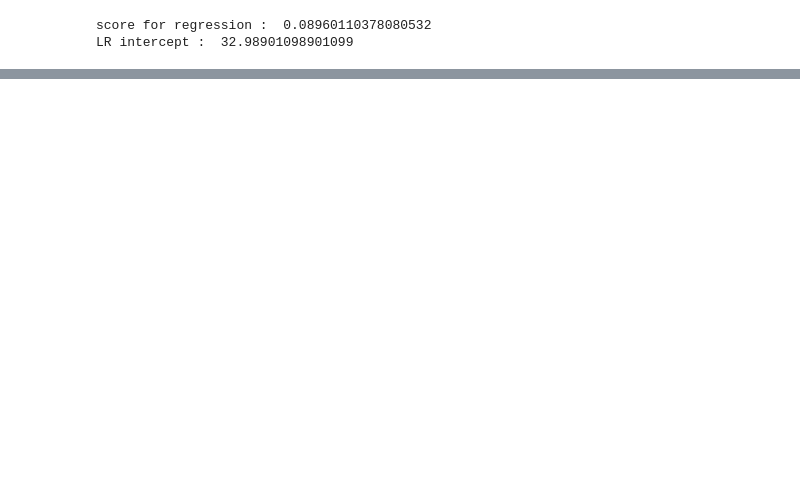
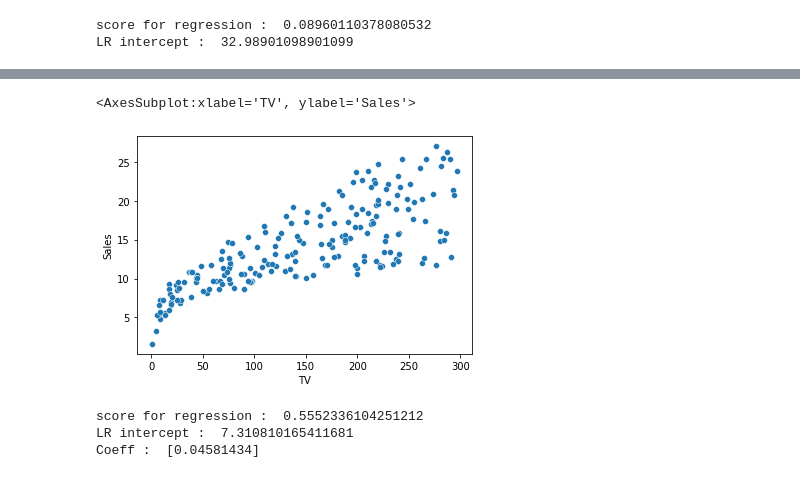
Before and after one commit to ShreeKeshavan/Machine_Learning, a Jupyter notebook: Machine_learning.ipynb, the cells around one changed output, grey strips where cells are left out. Saved outputs shown, nothing was run; the diff lists cells and outputs as text; code cells hidden in the pictures; blank space fills up the shorter version.

```diff
--- a/Machine_learning.ipynb
+++ b/Machine_learning.ipynb
@@ -93,0 +108,2 @@ LR intercept :  32.98901098901099
+# %%
+df = pd.read_csv("/content/tvmarketing.csv")
@@ -93,0 +135,24 @@ LR intercept :  32.98901098901099
+# %%
+sns.scatterplot(data=df, x="TV", y="Sales")
+# %% [output]
+<AxesSubplot:xlabel='TV', ylabel='Sales'>
+[figure, added]
+# %%
+#line formula - y = m1x1+m0
+# Equation for this dataset - Sales = m1*TV+m0
+X = df[["TV"]]
+Y = df["Sales"]
+
+#splitting
+X_train,X_test,Y_train,Y_test = train_test_split(X,Y,test_size=0.3,random_state=0) #can give anyone test_size or train_size
+
+lr = LinearRegression() #creating object
+lr.fit(X_train,Y_train) #Always use train data in fit
+
+print("score for regression : ",lr.score(X_train,Y_train))#To find the R score
+print("LR intercept : ",lr.intercept_) #to find the intercept
+print("Coeff : ", lr.coef_ ) #slope
+# %% [output]
+score for regression :  0.5552336104251212
+LR intercept :  7.310810165411681
+Coeff :  [0.04581434]
```
Also changed, not shown: parts of 8 cells of this notebook.
